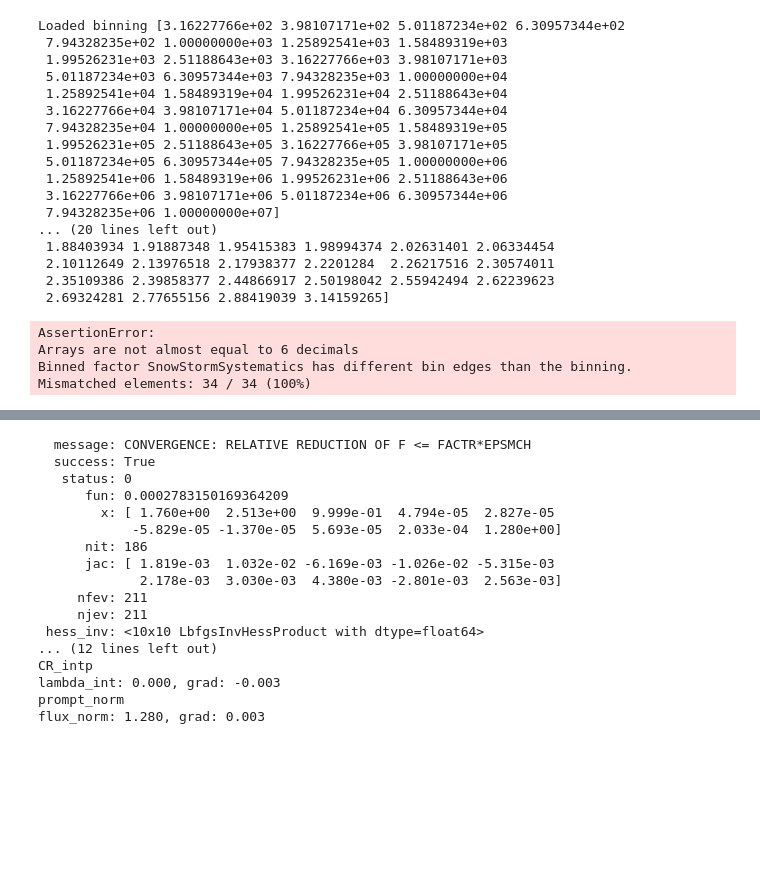
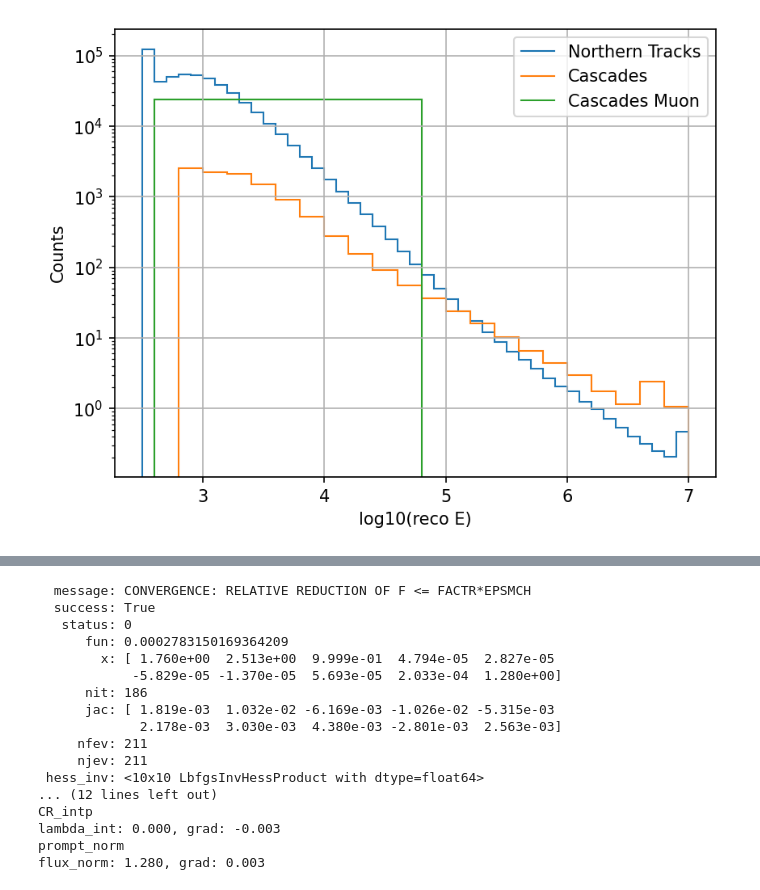
Before and after one commit to chrhck/pyForwardFolding, a Jupyter notebook: examples/Global_Fit.ipynb, the cells around one changed output, grey strips where cells are left out. Cells and saved outputs as stored; diff of their text form; code cells hidden in the pictures; blank space fills up the shorter version.

```diff
--- a/examples/Global_Fit.ipynb
+++ b/examples/Global_Fit.ipynb
@@ -104,39 +155,19 @@ Adding additional variables for cascades
 # %%
 #dataset = {"Northern Tracks": input_variables}
 hist, hist_ssq = ana.evaluate(dataset, model_parameters)
 plt.figure(dpi=150)
-for det in Datasets:
+for det in dataset.keys():
     binning = ana.expectations[det].binning
     hsum = hist[det].reshape(binning.hist_dims).sum(axis=1)
     plt.stairs(edges = binning.bin_edges[0], values=hsum, label = det)
     plt.yscale("log")
 plt.xlabel("log10(reco E)")
 plt.ylabel("Counts")
 plt.legend()
 plt.grid()
 obs = hist # asimov
 # %% [output]
-Loaded binning [3.16227766e+02 3.98107171e+02 5.01187234e+02 6.30957344e+02
- 7.94328235e+02 1.00000000e+03 1.25892541e+03 1.58489319e+03
- 1.99526231e+03 2.51188643e+03 3.16227766e+03 3.98107171e+03
- 5.01187234e+03 6.30957344e+03 7.94328235e+03 1.00000000e+04
- 1.25892541e+04 1.58489319e+04 1.99526231e+04 2.51188643e+04
- 3.16227766e+04 3.98107171e+04 5.01187234e+04 6.30957344e+04
- 7.94328235e+04 1.00000000e+05 1.25892541e+05 1.58489319e+05
- 1.99526231e+05 2.51188643e+05 3.16227766e+05 3.98107171e+05
- 5.01187234e+05 6.30957344e+05 7.94328235e+05 1.00000000e+06
- 1.25892541e+06 1.58489319e+06 1.99526231e+06 2.51188643e+06
- 3.16227766e+06 3.98107171e+06 5.01187234e+06 6.30957344e+06
- 7.94328235e+06 1.00000000e+07]
-... (20 lines left out)
- 1.88403934 1.91887348 1.95415383 1.98994374 2.02631401 2.06334454
- 2.10112649 2.13976518 2.17938377 2.2201284  2.26217516 2.30574011
- 2.35109386 2.39858377 2.44866917 2.50198042 2.55942494 2.62239623
- 2.69324281 2.77655156 2.88419039 3.14159265]
-AssertionError:
-Arrays are not almost equal to 6 decimals
-Binned factor SnowStormSystematics has different bin edges than the binning.
-Mismatched elements: 34 / 34 (100%)
+[figure, added]
 # %%
 hist, hist_ssq = ana.evaluate(dataset, model_parameters)
 plt.figure(dpi=150)
```
Also changed, not shown: parts of 21 cells of this notebook, 10 other files.
